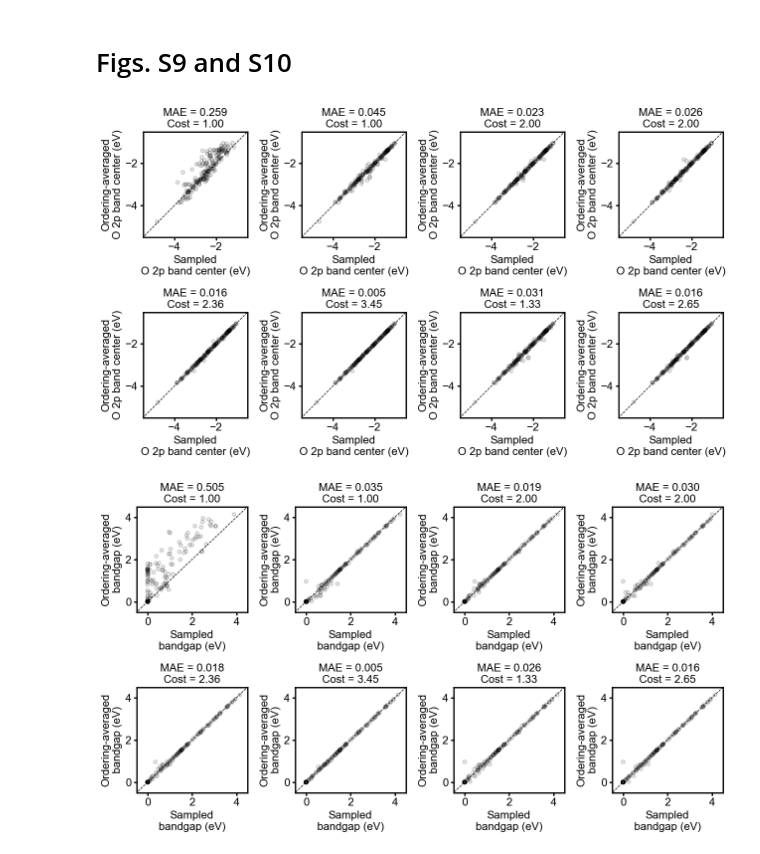
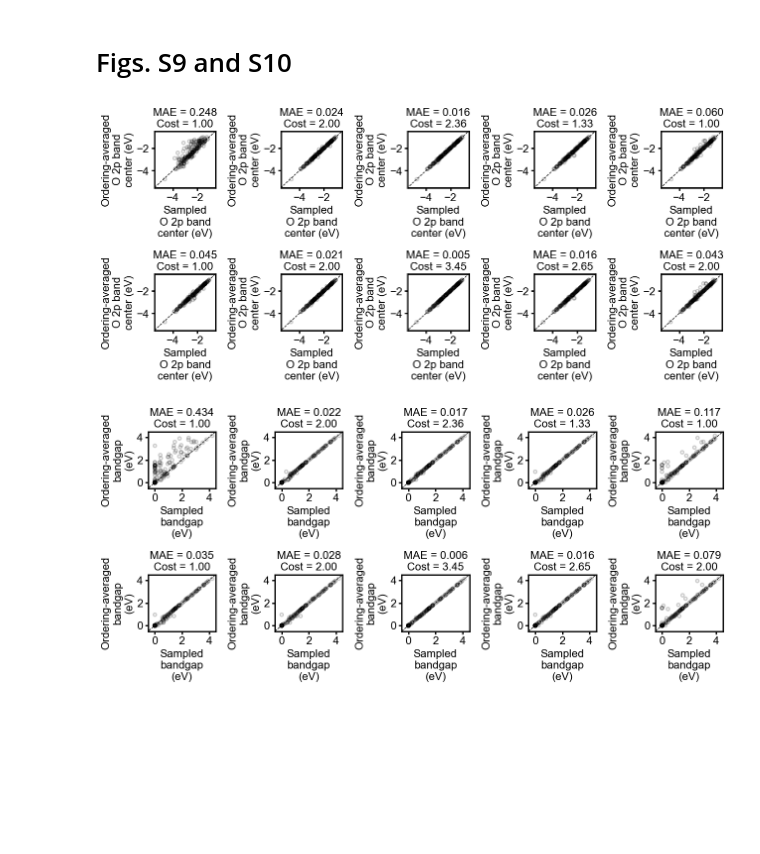
Before and after one commit to learningmatter-mit/Perovskite-Ordering-Descriptors, a Jupyter notebook: descriptors/perovskite_ordering_descriptors.ipynb, the cells around one changed output. Saved outputs shown, nothing was run; the diff lists cells and outputs as text; code cells hidden in the pictures; blank space fills up the shorter version.

```diff
--- a/descriptors/perovskite_ordering_descriptors.ipynb
+++ b/descriptors/perovskite_ordering_descriptors.ipynb
@@ -370,34 +370,43 @@ plt.savefig('../figures/struct_fingerprint.pdf', bbox_inches='tight')
 # %%
 sampling_types = [
     ['random', 'rocksalt', 'rocksalt_random', 'rocksalt_layered'],
-    ['dft_rocksalt_layered_random', 'dft_rocksalt_layered_all', 'm3gnet_rocksalt_random', 'm3gnet_rocksalt_all']
+    ['dft_rocksalt_layered_random', 'dft_rocksalt_layered_all', 'm3gnet_rocksalt_random', 'm3gnet_rocksalt_all', 'm3gnet_lowest_1', 'm3gnet_lowest_2']
 ]
 
-fig, axs = plt.subplot_mosaic(sampling_types, figsize=(13, 7.5))
+sampling_plot_arrangement = [
+    ['random', 'rocksalt_random', 'dft_rocksalt_layered_random', 'm3gnet_rocksalt_random', 'm3gnet_lowest_1'],
+    ['rocksalt', 'rocksalt_layered', 'dft_rocksalt_layered_all', 'm3gnet_rocksalt_all', 'm3gnet_lowest_2']
+]
+
+fig, axs = plt.subplot_mosaic(sampling_plot_arrangement, figsize=(13, 6))
 
 perovskite_ordering_data_filtered = perovskite_ordering_data[~perovskite_ordering_data['dft_rocksalt_layered_diff'].isna()]
 prop = 'dft_O_p_band_center'
-axis_name = 'O 2p band center (eV)'
+axis_name = 'O 2p band\ncenter (eV)'
 axis_lim = [-5.5, -0.5]
 
 plot_sampling_results(perovskite_ordering_data_filtered, sampling_types, prop, axs, axis_name, axis_lim)
 
 plt.tight_layout()
 plt.savefig('../figures/sampling_' + prop + '.pdf', bbox_inches='tight')
 # %% [output]
-[figure, old version]
+[figure, new version]
 # %%
-fig, axs = plt.subplot_mosaic(
-    [
-        ['random', 'rocksalt', 'rocksalt_random', 'rocksalt_layered'],
-        ['dft_rocksalt_layered_random', 'dft_rocksalt_layered_all', 'm3gnet_rocksalt_random', 'm3gnet_rocksalt_all']
-    ],
-    figsize=(13, 7.5)
-)
+sampling_types = [
+    ['random', 'rocksalt', 'rocksalt_random', 'rocksalt_layered'],
+    ['dft_rocksalt_layered_random', 'dft_rocksalt_layered_all', 'm3gnet_rocksalt_random', 'm3gnet_rocksalt_all', 'm3gnet_lowest_1', 'm3gnet_lowest_2']
+]
+
+sampling_plot_arrangement = [
+    ['random', 'rocksalt_random', 'dft_rocksalt_layered_random', 'm3gnet_rocksalt_random', 'm3gnet_lowest_1'],
+    ['rocksalt', 'rocksalt_layered', 'dft_rocksalt_layered_all', 'm3gnet_rocksalt_all', 'm3gnet_lowest_2']
+]
+
+fig, axs = plt.subplot_mosaic(sampling_plot_arrangement, figsize=(13, 6))
 
 perovskite_ordering_data_filtered = perovskite_ordering_data[~perovskite_ordering_data['dft_rocksalt_layered_diff'].isna()]
 prop = 'dft_bandgap'
-axis_name = 'bandgap (eV)'
+axis_name = 'bandgap\n(eV)'
 axis_lim = [-0.5, 4.5]
 
 plot_sampling_results(perovskite_ordering_data_filtered, sampling_types, prop, axs, axis_name, axis_lim)
@@ -405,4 +414,4 @@ plot_sampling_results(perovskite_ordering_data_filtered, sampling_types, prop, a
 plt.tight_layout()
 plt.savefig('../figures/sampling_' + prop + '.pdf', bbox_inches='tight')
 # %% [output]
-[figure, old version]
+[figure, new version]
```
Also changed, not shown: 15 other files.
